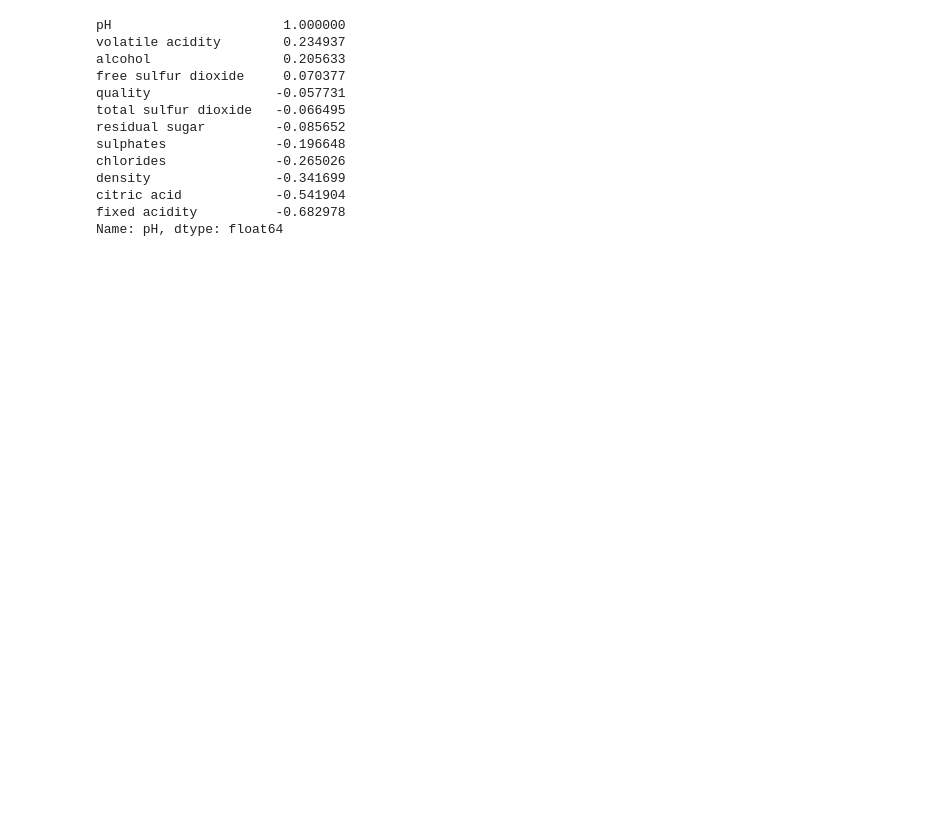
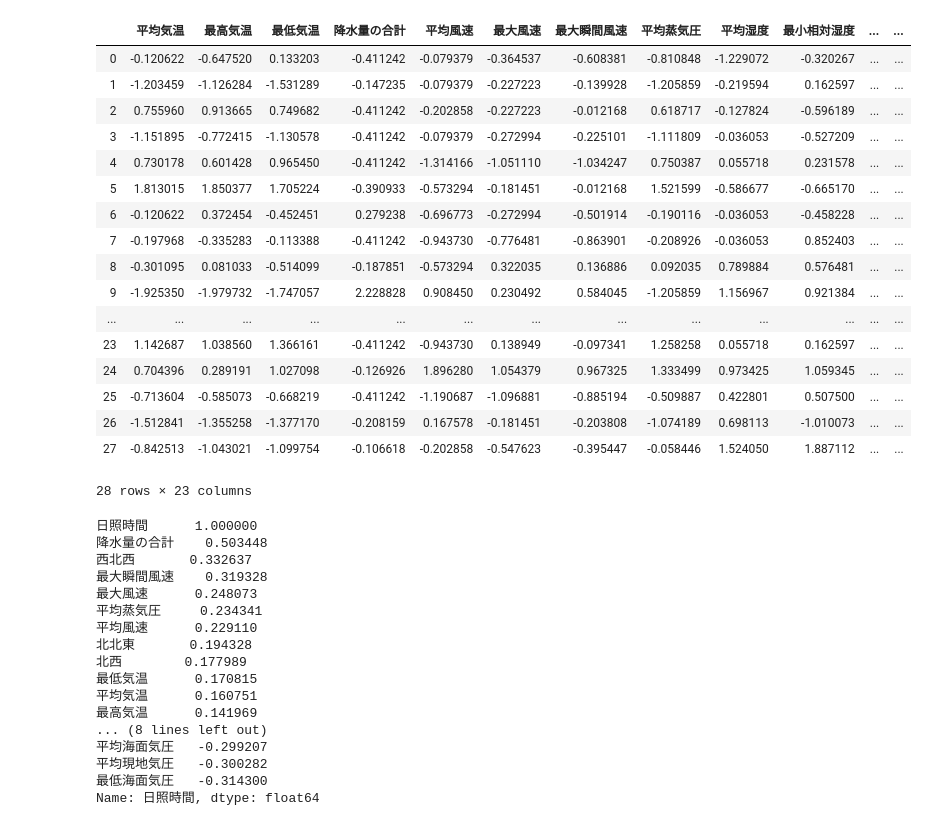
Before and after one commit to yayaya7639/tutorial_python, a Jupyter notebook: assignments/ridge_regression.ipynb, the cells around one changed output. Saved outputs shown, nothing was run; the diff lists cells and outputs as text; code cells hidden in the pictures; blank space fills up the shorter version.

```diff
--- a/assignments/ridge_regression.ipynb
+++ b/assignments/ridge_regression.ipynb
@@ -63,0 +83,5 @@ array([[<matplotlib.axes._subplots.AxesSubplot object at 0x...>,
+# %%
+direction = pd.get_dummies(direction)
+# %%
+X_train = std_X.join(direction)
+X_train.head(5)
@@ -64,17 +96,49 @@ array([[<matplotlib.axes._subplots.AxesSubplot object at 0x...>,
+# %%
+scl_y = StandardScaler()
+std_y = pd.DataFrame(scl_y.fit_transform(y_train))
+std_y.columns = ["日照時間"]
+# %%
+y_train = std_y.append(std_y.median(),ignore_index=True)
+# %%
+corr_train = X_train.join(y_train)
+corr_train
+# %% [output]
+|  | 平均気温 | 最高気温 | 最低気温 | 降水量の合計 | 平均風速 | 最大風速 | 最大瞬間風速 | 平均蒸気圧 | 平均湿度 | 最小相対湿度 | ... | ... |
+| 0 | -0.120622 | -0.647520 | 0.133203 | -0.411242 | -0.079379 | -0.364537 | -0.608381 | -0.810848 | -1.229072 | -0.320267 | ... | ... |
+| 1 | -1.203459 | -1.126284 | -1.531289 | -0.147235 | -0.079379 | -0.227223 | -0.139928 | -1.205859 | -0.219594 | 0.162597 | ... | ... |
+| 2 | 0.755960 | 0.913665 | 0.749682 | -0.411242 | -0.202858 | -0.227223 | -0.012168 | 0.618717 | -0.127824 | -0.596189 | ... | ... |
+| 3 | -1.151895 | -0.772415 | -1.130578 | -0.411242 | -0.079379 | -0.272994 | -0.225101 | -1.111809 | -0.036053 | -0.527209 | ... | ... |
+| 4 | 0.730178 | 0.601428 | 0.965450 | -0.411242 | -1.314166 | -1.051110 | -1.034247 | 0.750387 | 0.055718 | 0.231578 | ... | ... |
+| 5 | 1.813015 | 1.850377 | 1.705224 | -0.390933 | -0.573294 | -0.181451 | -0.012168 | 1.521599 | -0.586677 | -0.665170 | ... | ... |
+| 6 | -0.120622 | 0.372454 | -0.452451 | 0.279238 | -0.696773 | -0.272994 | -0.501914 | -0.190116 | -0.036053 | -0.458228 | ... | ... |
+| 7 | -0.197968 | -0.335283 | -0.113388 | -0.411242 | -0.943730 | -0.776481 | -0.863901 | -0.208926 | -0.036053 | 0.852403 | ... | ... |
+| 8 | -0.301095 | 0.081033 | -0.514099 | -0.187851 | -0.573294 | 0.322035 | 0.136886 | 0.092035 | 0.789884 | 0.576481 | ... | ... |
+| 9 | -1.925350 | -1.979732 | -1.747057 | 2.228828 | 0.908450 | 0.230492 | 0.584045 | -1.205859 | 1.156967 | 0.921384 | ... | ... |
+| ... | ... | ... | ... | ... | ... | ... | ... | ... | ... | ... | ... | ... |
+| 23 | 1.142687 | 1.038560 | 1.366161 | -0.411242 | -0.943730 | 0.138949 | -0.097341 | 1.258258 | 0.055718 | 0.162597 | ... | ... |
+| 24 | 0.704396 | 0.289191 | 1.027098 | -0.126926 | 1.896280 | 1.054379 | 0.967325 | 1.333499 | 0.973425 | 1.059345 | ... | ... |
+| 25 | -0.713604 | -0.585073 | -0.668219 | -0.411242 | -1.190687 | -1.096881 | -0.885194 | -0.509887 | 0.422801 | 0.507500 | ... | ... |
+| 26 | -1.512841 | -1.355258 | -1.377170 | -0.208159 | 0.167578 | -0.181451 | -0.203808 | -1.074189 | 0.698113 | -1.010073 | ... | ... |
+| 27 | -0.842513 | -1.043021 | -1.099754 | -0.106618 | -0.202858 | -0.547623 | -0.395447 | -0.058446 | 1.524050 | 1.887112 | ... | ... |
+28 rows × 23 columns
 # %%
-corr_matrix = wine.corr()
-corr_matrix["pH"].sort_values(ascending=False)
+corr_matrix = corr_train.corr()
+corr_matrix["日照時間"].sort_values(ascending=False)
 # %% [output]
-pH                      1.000000
-volatile acidity        0.234937
-alcohol                 0.205633
-free sulfur dioxide     0.070377
-quality                -0.057731
-total sulfur dioxide   -0.066495
-residual sugar         -0.085652
-sulphates              -0.196648
-chlorides              -0.265026
-density                -0.341699
-citric acid            -0.541904
-fixed acidity          -0.682978
-Name: pH, dtype: float64
+日照時間      1.000000
+降水量の合計    0.503448
+西北西       0.332637
+最大瞬間風速    0.319328
+最大風速      0.248073
+平均蒸気圧     0.234341
+平均風速      0.229110
+北北東       0.194328
+北西        0.177989
+最低気温      0.170815
+平均気温      0.160751
+最高気温      0.141969
+... (8 lines left out)
+平均海面気圧   -0.299207
+平均現地気圧   -0.300282
+最低海面気圧   -0.314300
+Name: 日照時間, dtype: float64
```
Also changed, not shown: parts of 44 cells of this notebook, 6 other files.
